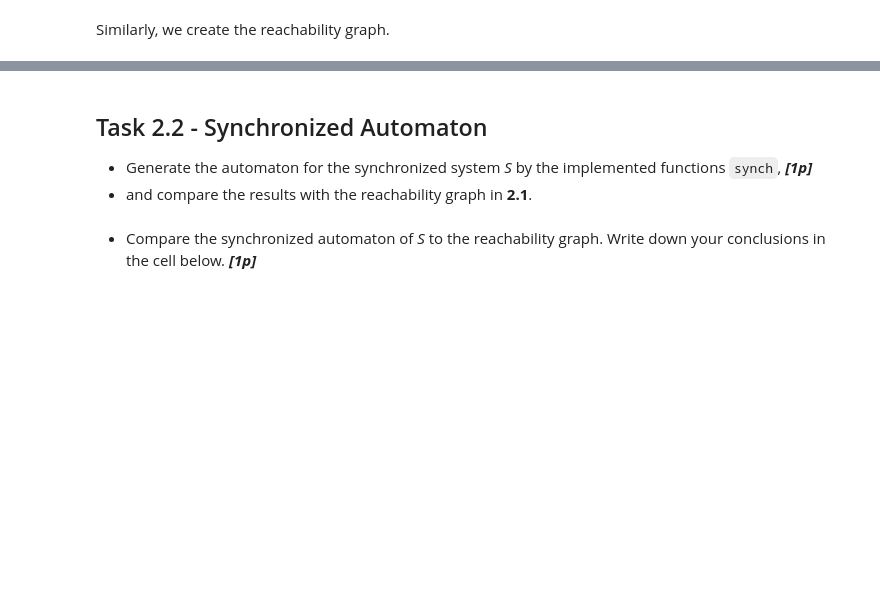
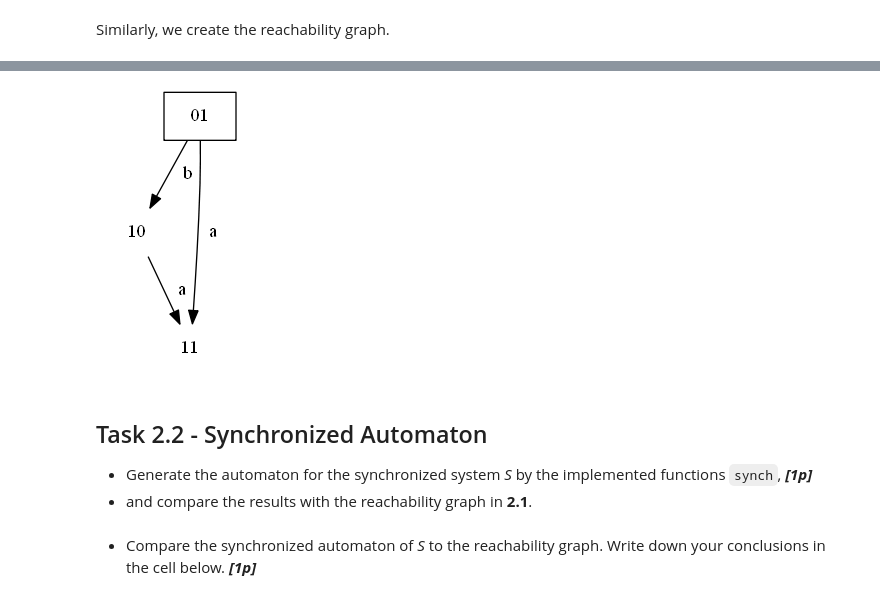
Before and after one commit to mohkan1/logic_ass_1, a Jupyter notebook: sync_and_reach.ipynb, the cells around one changed output, grey strips where cells are left out. Saved outputs shown, nothing was run; the diff lists cells and outputs as text; code cells hidden in the pictures; blank space fills up the shorter version.

```diff
--- a/sync_and_reach.ipynb
+++ b/sync_and_reach.ipynb
@@ -720,16 +693,19 @@ plot_digraph(example, 'example')
 # %%
 def make_reachability_graph():
     """
     A little helper function to create the reachability graph of S.
 
     You can just hard code the elements of the graph just like in the example above.
     We will call this function later in the tests.
     """
     # YOUR CODE HERE
-    raise NotImplementedError()
+    G = DiGraph(nodes={'01','10','11'},init='01',edges={Edge('01','11','a'),Edge('01','10','b'),Edge('10','11','a')})
+    # raise NotImplementedError()
     return G
 
 plot_digraph(make_reachability_graph(), 'S_reach_graph')
+# %% [output]
+[figure, added]
 # %%
 G = make_reachability_graph()
 assert isinstance(G, DiGraph)
```
Also changed, not shown: parts of 7 cells of this notebook.
